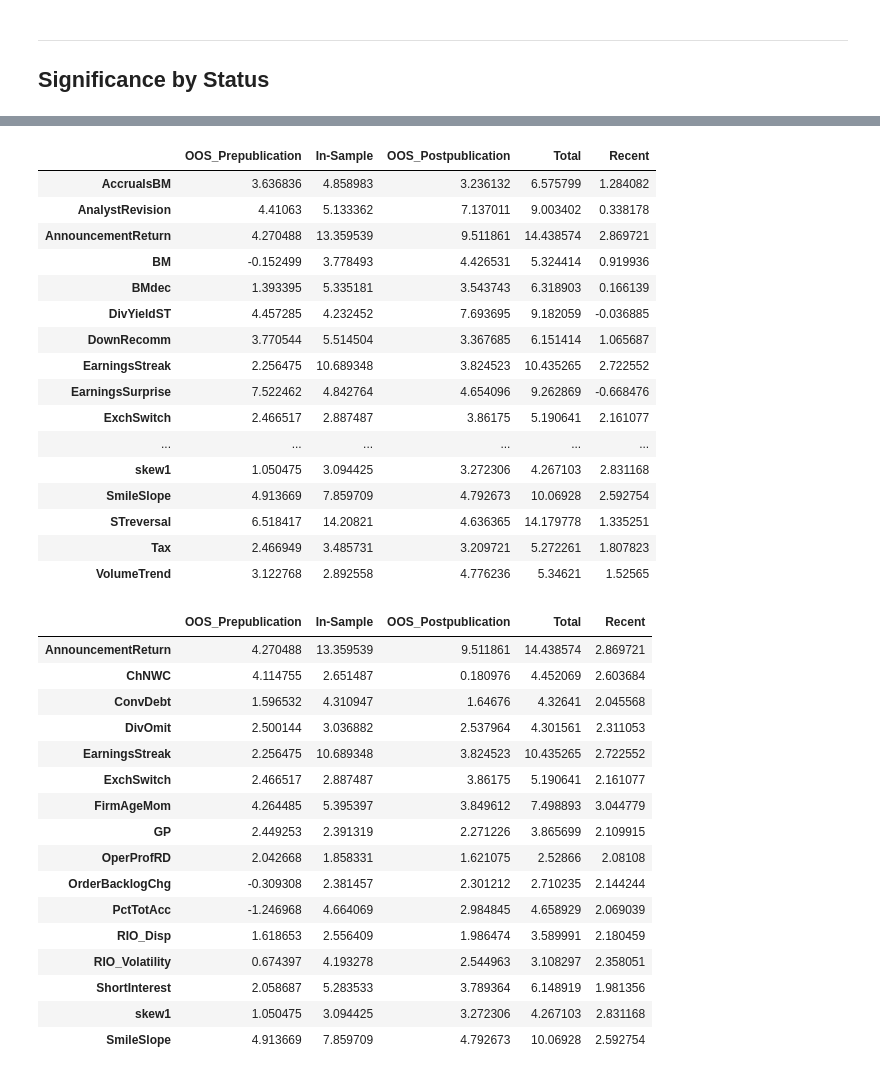
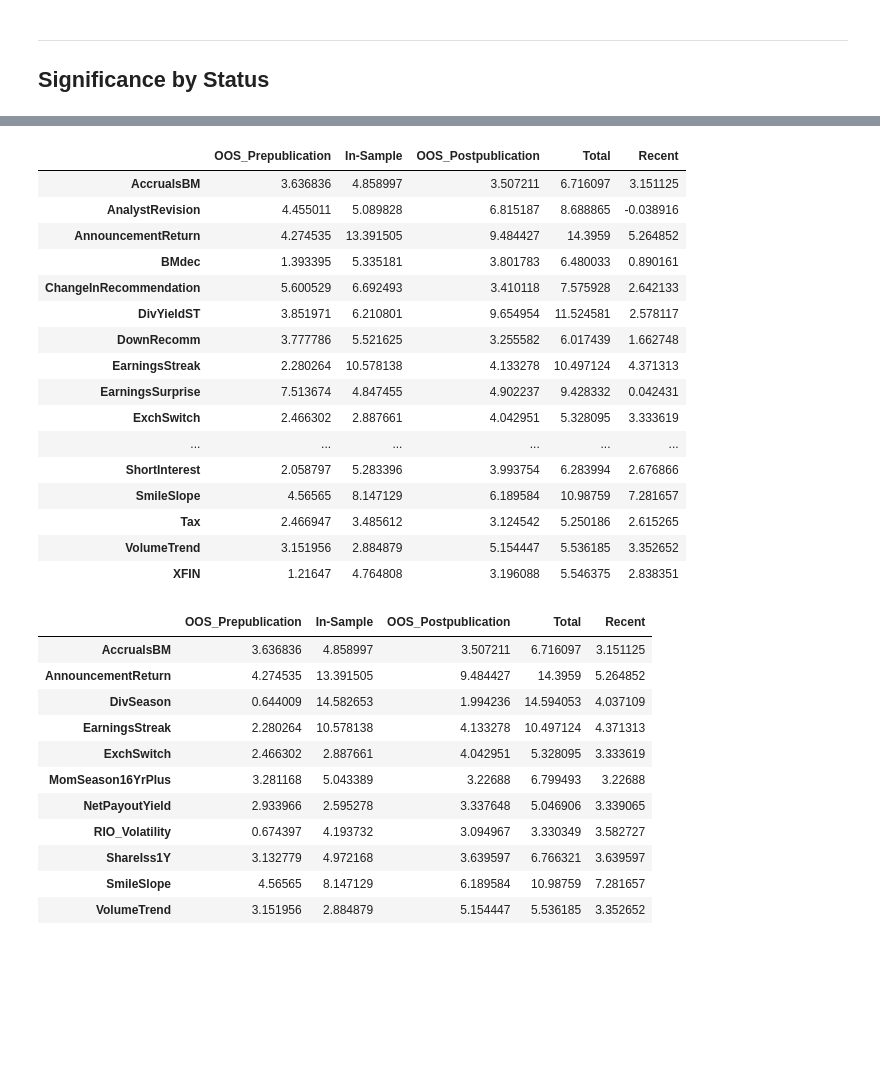
Before and after one commit to itsNH98/alpha_decay, a Jupyter notebook: code/alpha_decay.ipynb, the cells around one changed output, grey strips where cells are left out. Drawn from its saved outputs; the diff is of its cells as text; code cells hidden in the pictures; blank space fills up the shorter version.

```diff
--- a/code/alpha_decay.ipynb
+++ b/code/alpha_decay.ipynb
@@ -17,8 +18,8 @@ warnings.filterwarnings("ignore")
 ***
 ## Setup
 # %%
-# Predictors from Chen & Zimmerman (2020)
-LS = pd.read_csv('../data/chen_predictors.csv')
+# Predictors from Chen & Zimmerman (2023)
+LS = pd.read_csv('../data/chen_predictors_2023.csv')
 LS['date'] = pd.to_datetime(LS['date'])
 LS = LS.set_index(LS['date'],drop=True)
 LS = LS.drop(columns={'date'})
@@ -245,45 +242,40 @@ state_alpha_df[(state_alpha_df['In-Sample'] >= 3) & (state_alpha_df['OOS_Postpub
 state_alpha_df[state_alpha_df['OOS_Postpublication'] >= 3]
 # %% [output]
 |  | OOS_Prepublication | In-Sample | OOS_Postpublication | Total | Recent |
-| AccrualsBM | 3.636836 | 4.858983 | 3.236132 | 6.575799 | 1.284082 |
-| AnalystRevision | 4.41063 | 5.133362 | 7.137011 | 9.003402 | 0.338178 |
-| AnnouncementReturn | 4.270488 | 13.359539 | 9.511861 | 14.438574 | 2.869721 |
-| BM | -0.152499 | 3.778493 | 4.426531 | 5.324414 | 0.919936 |
-| BMdec | 1.393395 | 5.335181 | 3.543743 | 6.318903 | 0.166139 |
-| DivYieldST | 4.457285 | 4.232452 | 7.693695 | 9.182059 | -0.036885 |
-| DownRecomm | 3.770544 | 5.514504 | 3.367685 | 6.151414 | 1.065687 |
-| EarningsStreak | 2.256475 | 10.689348 | 3.824523 | 10.435265 | 2.722552 |
-| EarningsSurprise | 7.522462 | 4.842764 | 4.654096 | 9.262869 | -0.668476 |
-| ExchSwitch | 2.466517 | 2.887487 | 3.86175 | 5.190641 | 2.161077 |
+| AccrualsBM | 3.636836 | 4.858997 | 3.507211 | 6.716097 | 3.151125 |
+| AnalystRevision | 4.455011 | 5.089828 | 6.815187 | 8.688865 | -0.038916 |
+| AnnouncementReturn | 4.274535 | 13.391505 | 9.484427 | 14.3959 | 5.264852 |
+| BMdec | 1.393395 | 5.335181 | 3.801783 | 6.480033 | 0.890161 |
+| ChangeInRecommendation | 5.600529 | 6.692493 | 3.410118 | 7.575928 | 2.642133 |
+| DivYieldST | 3.851971 | 6.210801 | 9.654954 | 11.524581 | 2.578117 |
+| DownRecomm | 3.777786 | 5.521625 | 3.255582 | 6.017439 | 1.662748 |
+| EarningsStreak | 2.280264 | 10.578138 | 4.133278 | 10.497124 | 4.371313 |
+| EarningsSurprise | 7.513674 | 4.847455 | 4.902237 | 9.428332 | 0.042431 |
+| ExchSwitch | 2.466302 | 2.887661 | 4.042951 | 5.328095 | 3.333619 |
 | ... | ... | ... | ... | ... | ... |
-| skew1 | 1.050475 | 3.094425 | 3.272306 | 4.267103 | 2.831168 |
-| SmileSlope | 4.913669 | 7.859709 | 4.792673 | 10.06928 | 2.592754 |
-| STreversal | 6.518417 | 14.20821 | 4.636365 | 14.179778 | 1.335251 |
-| Tax | 2.466949 | 3.485731 | 3.209721 | 5.272261 | 1.807823 |
-| VolumeTrend | 3.122768 | 2.892558 | 4.776236 | 5.34621 | 1.52565 |
+| ShortInterest | 2.058797 | 5.283396 | 3.993754 | 6.283994 | 2.676866 |
+| SmileSlope | 4.56565 | 8.147129 | 6.189584 | 10.98759 | 7.281657 |
+| Tax | 2.466947 | 3.485612 | 3.124542 | 5.250186 | 2.615265 |
+| VolumeTrend | 3.151956 | 2.884879 | 5.154447 | 5.536185 | 3.352652 |
+| XFIN | 1.21647 | 4.764808 | 3.196088 | 5.546375 | 2.838351 |
 # %%
 # for factor in state_alpha_df[state_alpha_df['OOS_Postpublication'] >= 3].index:
 #     plot_rolling_alpha(factor)
 # %%
-state_alpha_df[state_alpha_df['Recent'] >= 1.96]
+state_alpha_df[state_alpha_df['Recent'] >= 3.00]
 # %% [output]
 |  | OOS_Prepublication | In-Sample | OOS_Postpublication | Total | Recent |
-| AnnouncementReturn | 4.270488 | 13.359539 | 9.511861 | 14.438574 | 2.869721 |
-| ChNWC | 4.114755 | 2.651487 | 0.180976 | 4.452069 | 2.603684 |
-| ConvDebt | 1.596532 | 4.310947 | 1.64676 | 4.32641 | 2.045568 |
-| DivOmit | 2.500144 | 3.036882 | 2.537964 | 4.301561 | 2.311053 |
-| EarningsStreak | 2.256475 | 10.689348 | 3.824523 | 10.435265 | 2.722552 |
-| ExchSwitch | 2.466517 | 2.887487 | 3.86175 | 5.190641 | 2.161077 |
-| FirmAgeMom | 4.264485 | 5.395397 | 3.849612 | 7.498893 | 3.044779 |
-| GP | 2.449253 | 2.391319 | 2.271226 | 3.865699 | 2.109915 |
-| OperProfRD | 2.042668 | 1.858331 | 1.621075 | 2.52866 | 2.08108 |
-| OrderBacklogChg | -0.309308 | 2.381457 | 2.301212 | 2.710235 | 2.144244 |
-| PctTotAcc | -1.246968 | 4.664069 | 2.984845 | 4.658929 | 2.069039 |
-| RIO_Disp | 1.618653 | 2.556409 | 1.986474 | 3.589991 | 2.180459 |
-| RIO_Volatility | 0.674397 | 4.193278 | 2.544963 | 3.108297 | 2.358051 |
-| ShortInterest | 2.058687 | 5.283533 | 3.789364 | 6.148919 | 1.981356 |
-| skew1 | 1.050475 | 3.094425 | 3.272306 | 4.267103 | 2.831168 |
-| SmileSlope | 4.913669 | 7.859709 | 4.792673 | 10.06928 | 2.592754 |
+| AccrualsBM | 3.636836 | 4.858997 | 3.507211 | 6.716097 | 3.151125 |
+| AnnouncementReturn | 4.274535 | 13.391505 | 9.484427 | 14.3959 | 5.264852 |
+| DivSeason | 0.644009 | 14.582653 | 1.994236 | 14.594053 | 4.037109 |
+| EarningsStreak | 2.280264 | 10.578138 | 4.133278 | 10.497124 | 4.371313 |
+| ExchSwitch | 2.466302 | 2.887661 | 4.042951 | 5.328095 | 3.333619 |
+| MomSeason16YrPlus | 3.281168 | 5.043389 | 3.22688 | 6.799493 | 3.22688 |
+| NetPayoutYield | 2.933966 | 2.595278 | 3.337648 | 5.046906 | 3.339065 |
+| RIO_Volatility | 0.674397 | 4.193732 | 3.094967 | 3.330349 | 3.582727 |
+| ShareIss1Y | 3.132779 | 4.972168 | 3.639597 | 6.766321 | 3.639597 |
+| SmileSlope | 4.56565 | 8.147129 | 6.189584 | 10.98759 | 7.281657 |
+| VolumeTrend | 3.151956 | 2.884879 | 5.154447 | 5.536185 | 3.352652 |
 # %%
 # for factor in state_alpha_df[state_alpha_df['Recent'] >= 3.00].index:
 #     plot_rolling_alpha(factor)
```
Also changed, not shown: parts of 26 cells of this notebook, 11 other files.
